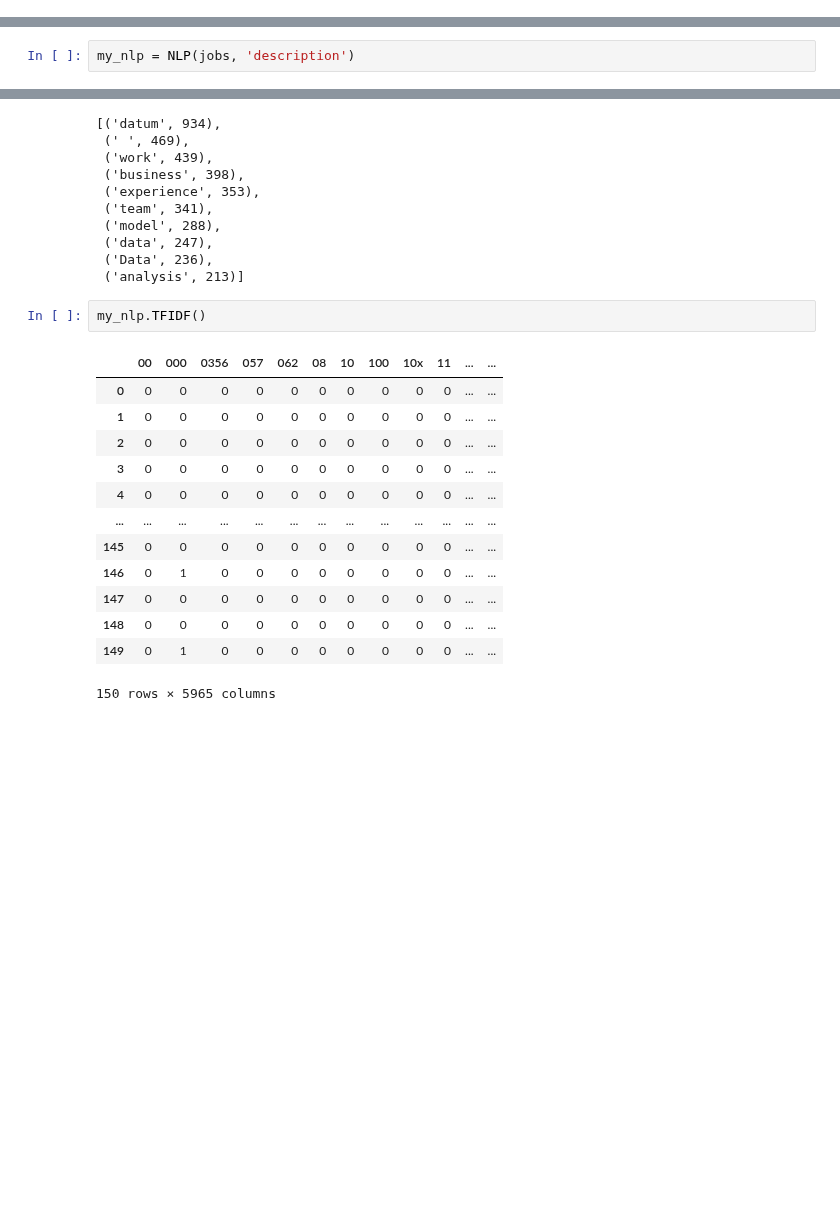
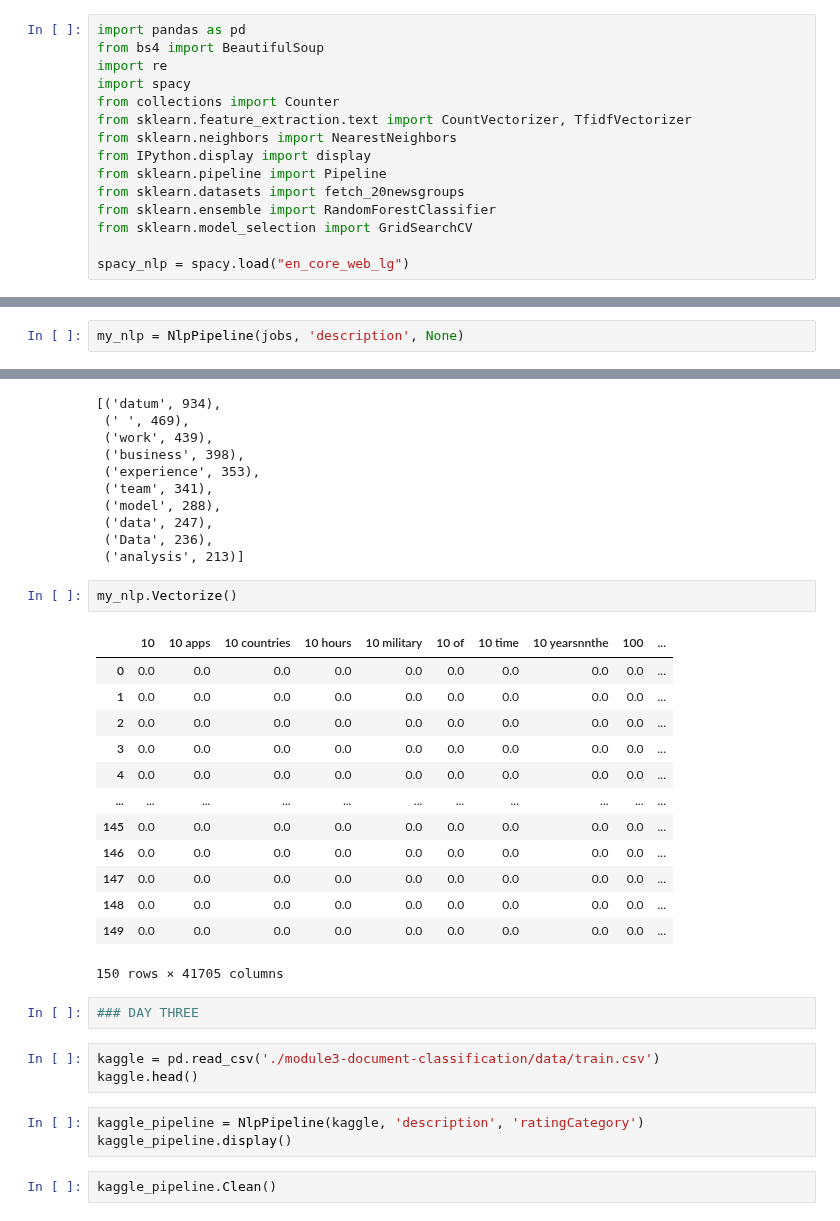
Before and after one commit to MaxTheMooshroom/DS-Unit-4-Sprint-1-NLP, a Jupyter notebook: NLP Class.ipynb, the cells around one changed output, grey strips where cells are left out. Drawn from its saved outputs; the diff is of its cells as text; blank space fills up the shorter version.

```diff
--- a/NLP Class.ipynb
+++ b/NLP Class.ipynb
@@ -59,0 +1,15 @@ class NLP:
+# %%
+import pandas as pd
+from bs4 import BeautifulSoup
+import re
+import spacy
+from collections import Counter
+from sklearn.feature_extraction.text import CountVectorizer, TfidfVectorizer
+from sklearn.neighbors import NearestNeighbors
+from IPython.display import display
+from sklearn.pipeline import Pipeline
+from sklearn.datasets import fetch_20newsgroups
+from sklearn.ensemble import RandomForestClassifier
+from sklearn.model_selection import GridSearchCV
+
+spacy_nlp = spacy.load("en_core_web_lg")
@@ -69,5 +218,5 @@ jobs.head()
 | 3 | b"Everytown for Gun Safety, the n... |
 | 4 | b"nfosys\xe2\x80\x93 Data &amp; A... |
 # %%
-my_nlp = NLP(jobs, 'description')
+my_nlp = NlpPipeline(jobs, 'description', None)
 # %%
@@ -136,18 +285,28 @@ my_nlp.VectorizeCount().most_common(10)
  ('Data', 236),
  ('analysis', 213)]
 # %%
-my_nlp.TFIDF()
+my_nlp.Vectorize()
 # %% [output]
-|  | 00 | 000 | 0356 | 057 | 062 | 08 | 10 | 100 | 10x | 11 | ... | ... |
-| 0 | 0 | 0 | 0 | 0 | 0 | 0 | 0 | 0 | 0 | 0 | ... | ... |
-| 1 | 0 | 0 | 0 | 0 | 0 | 0 | 0 | 0 | 0 | 0 | ... | ... |
-| 2 | 0 | 0 | 0 | 0 | 0 | 0 | 0 | 0 | 0 | 0 | ... | ... |
-| 3 | 0 | 0 | 0 | 0 | 0 | 0 | 0 | 0 | 0 | 0 | ... | ... |
-| 4 | 0 | 0 | 0 | 0 | 0 | 0 | 0 | 0 | 0 | 0 | ... | ... |
-| ... | ... | ... | ... | ... | ... | ... | ... | ... | ... | ... | ... | ... |
-| 145 | 0 | 0 | 0 | 0 | 0 | 0 | 0 | 0 | 0 | 0 | ... | ... |
-| 146 | 0 | 1 | 0 | 0 | 0 | 0 | 0 | 0 | 0 | 0 | ... | ... |
-| 147 | 0 | 0 | 0 | 0 | 0 | 0 | 0 | 0 | 0 | 0 | ... | ... |
-| 148 | 0 | 0 | 0 | 0 | 0 | 0 | 0 | 0 | 0 | 0 | ... | ... |
-| 149 | 0 | 1 | 0 | 0 | 0 | 0 | 0 | 0 | 0 | 0 | ... | ... |
+|  | 10 | 10 apps | 10 countries | 10 hours | 10 military | 10 of | 10 time | 10 yearsnnthe | 100 | ... |
+| 0 | 0.0 | 0.0 | 0.0 | 0.0 | 0.0 | 0.0 | 0.0 | 0.0 | 0.0 | ... |
+| 1 | 0.0 | 0.0 | 0.0 | 0.0 | 0.0 | 0.0 | 0.0 | 0.0 | 0.0 | ... |
+| 2 | 0.0 | 0.0 | 0.0 | 0.0 | 0.0 | 0.0 | 0.0 | 0.0 | 0.0 | ... |
+| 3 | 0.0 | 0.0 | 0.0 | 0.0 | 0.0 | 0.0 | 0.0 | 0.0 | 0.0 | ... |
+| 4 | 0.0 | 0.0 | 0.0 | 0.0 | 0.0 | 0.0 | 0.0 | 0.0 | 0.0 | ... |
+| ... | ... | ... | ... | ... | ... | ... | ... | ... | ... | ... |
+| 145 | 0.0 | 0.0 | 0.0 | 0.0 | 0.0 | 0.0 | 0.0 | 0.0 | 0.0 | ... |
+| 146 | 0.0 | 0.0 | 0.0 | 0.0 | 0.0 | 0.0 | 0.0 | 0.0 | 0.0 | ... |
+| 147 | 0.0 | 0.0 | 0.0 | 0.0 | 0.0 | 0.0 | 0.0 | 0.0 | 0.0 | ... |
+| 148 | 0.0 | 0.0 | 0.0 | 0.0 | 0.0 | 0.0 | 0.0 | 0.0 | 0.0 | ... |
+| 149 | 0.0 | 0.0 | 0.0 | 0.0 | 0.0 | 0.0 | 0.0 | 0.0 | 0.0 | ... |
-150 rows × 5965 columns
+150 rows × 41705 columns
+# %%
+### DAY THREE
+# %%
+kaggle = pd.read_csv('./module3-document-classification/data/train.csv')
+kaggle.head()
+# %%
+kaggle_pipeline = NlpPipeline(kaggle, 'description', 'ratingCategory')
+kaggle_pipeline.display()
+# %%
+kaggle_pipeline.Clean()
```
Also changed, not shown: parts of 16 cells of this notebook.
